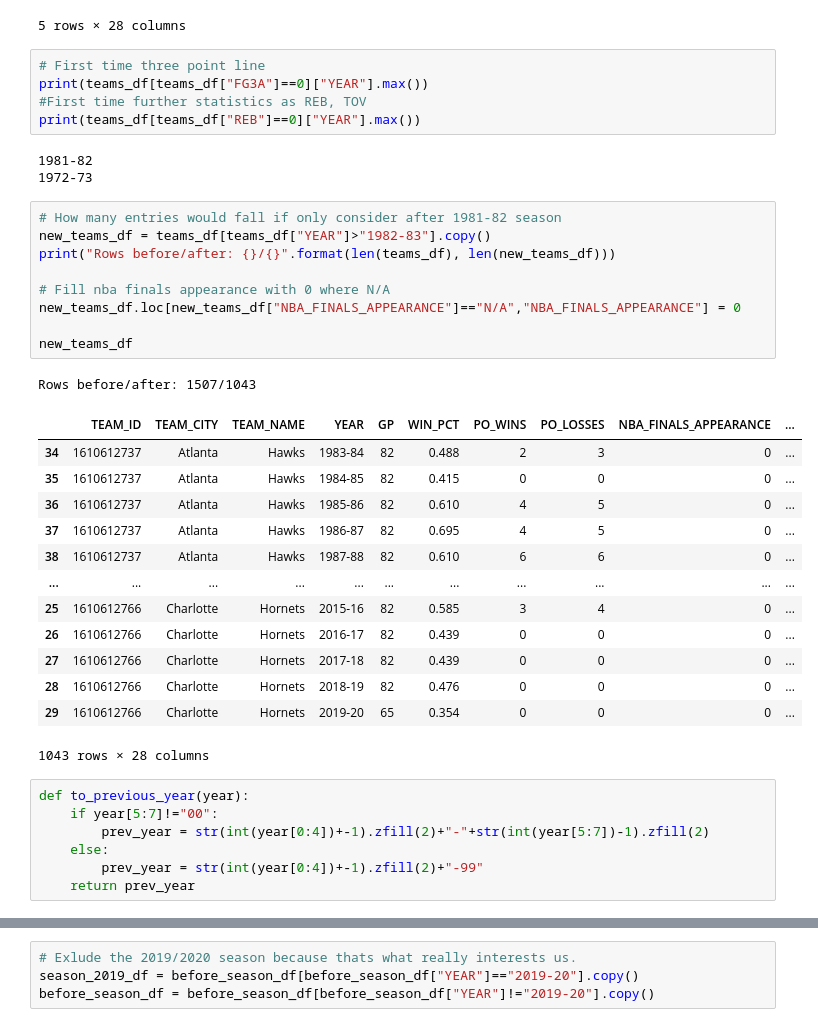
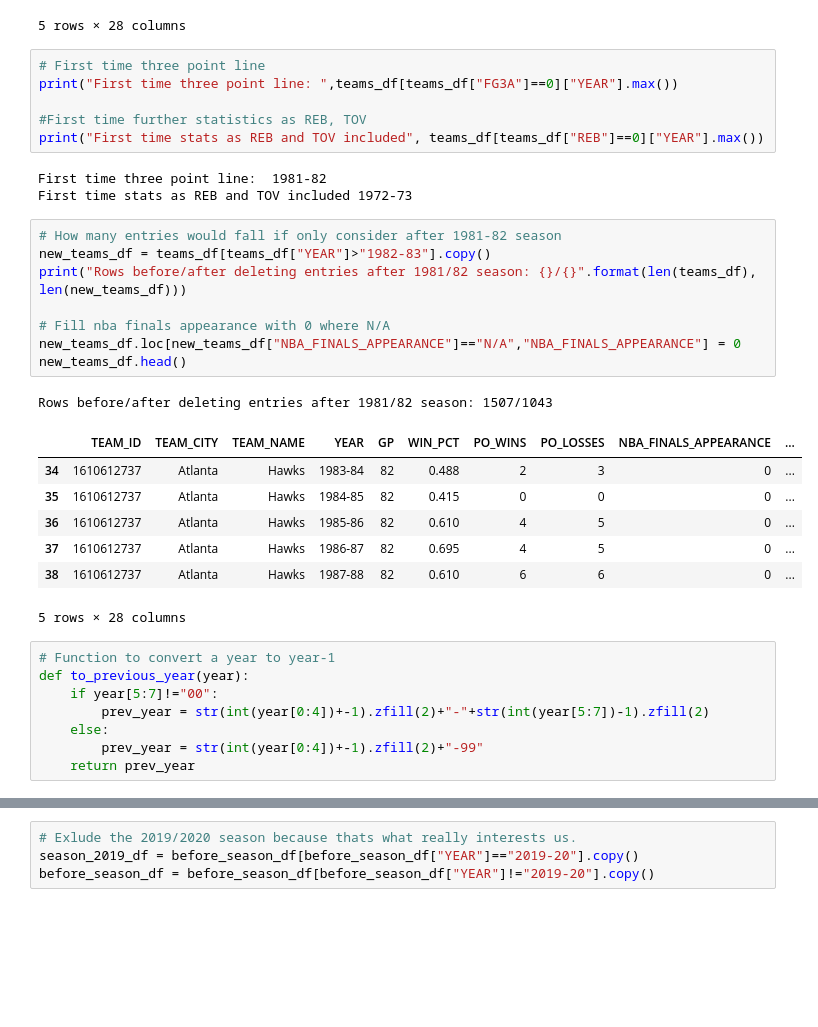
Before and after one commit to LarsShaq/Coursera_Capstone, a Jupyter notebook: NBA.ipynb, the cells around one changed output, grey strips where cells are left out. Cells and saved outputs as stored; diff of their text form; blank space fills up the shorter version.

```diff
--- a/NBA.ipynb
+++ b/NBA.ipynb
@@ -53,37 +54,32 @@ Index(['TEAM_ID', 'TEAM_CITY', 'TEAM_NAME', 'YEAR', 'GP', 'WIN_PCT', 'PO_WINS',
 5 rows × 28 columns
 # %%
 # First time three point line
-print(teams_df[teams_df["FG3A"]==0]["YEAR"].max())
+print("First time three point line: ",teams_df[teams_df["FG3A"]==0]["YEAR"].max())
+
 #First time further statistics as REB, TOV
-print(teams_df[teams_df["REB"]==0]["YEAR"].max())
+print("First time stats as REB and TOV included", teams_df[teams_df["REB"]==0]["YEAR"].max())
 # %% [output]
-1981-82
-1972-73
+First time three point line:  1981-82
+First time stats as REB and TOV included 1972-73
 # %%
 # How many entries would fall if only consider after 1981-82 season
 new_teams_df = teams_df[teams_df["YEAR"]>"1982-83"].copy()
-print("Rows before/after: {}/{}".format(len(teams_df), len(new_teams_df)))
+print("Rows before/after deleting entries after 1981/82 season: {}/{}".format(len(teams_df), len(new_teams_df)))
 
 # Fill nba finals appearance with 0 where N/A
 new_teams_df.loc[new_teams_df["NBA_FINALS_APPEARANCE"]=="N/A","NBA_FINALS_APPEARANCE"] = 0
-
-new_teams_df
+new_teams_df.head()
 # %% [output]
-Rows before/after: 1507/1043
+Rows before/after deleting entries after 1981/82 season: 1507/1043
 |  | TEAM_ID | TEAM_CITY | TEAM_NAME | YEAR | GP | WIN_PCT | PO_WINS | PO_LOSSES | NBA_FINALS_APPEARANCE | ... |
 | 34 | 1610612737 | Atlanta | Hawks | 1983-84 | 82 | 0.488 | 2 | 3 | 0 | ... |
 | 35 | 1610612737 | Atlanta | Hawks | 1984-85 | 82 | 0.415 | 0 | 0 | 0 | ... |
 | 36 | 1610612737 | Atlanta | Hawks | 1985-86 | 82 | 0.610 | 4 | 5 | 0 | ... |
 | 37 | 1610612737 | Atlanta | Hawks | 1986-87 | 82 | 0.695 | 4 | 5 | 0 | ... |
 | 38 | 1610612737 | Atlanta | Hawks | 1987-88 | 82 | 0.610 | 6 | 6 | 0 | ... |
-| ... | ... | ... | ... | ... | ... | ... | ... | ... | ... | ... |
-| 25 | 1610612766 | Charlotte | Hornets | 2015-16 | 82 | 0.585 | 3 | 4 | 0 | ... |
-| 26 | 1610612766 | Charlotte | Hornets | 2016-17 | 82 | 0.439 | 0 | 0 | 0 | ... |
-| 27 | 1610612766 | Charlotte | Hornets | 2017-18 | 82 | 0.439 | 0 | 0 | 0 | ... |
-| 28 | 1610612766 | Charlotte | Hornets | 2018-19 | 82 | 0.476 | 0 | 0 | 0 | ... |
-| 29 | 1610612766 | Charlotte | Hornets | 2019-20 | 65 | 0.354 | 0 | 0 | 0 | ... |
-1043 rows × 28 columns
+5 rows × 28 columns
 # %%
+# Function to convert a year to year-1
 def to_previous_year(year):
     if year[5:7]!="00":
         prev_year = str(int(year[0:4])+-1).zfill(2)+"-"+str(int(year[5:7])-1).zfill(2)
```
Also changed, not shown: parts of 21 cells of this notebook.
